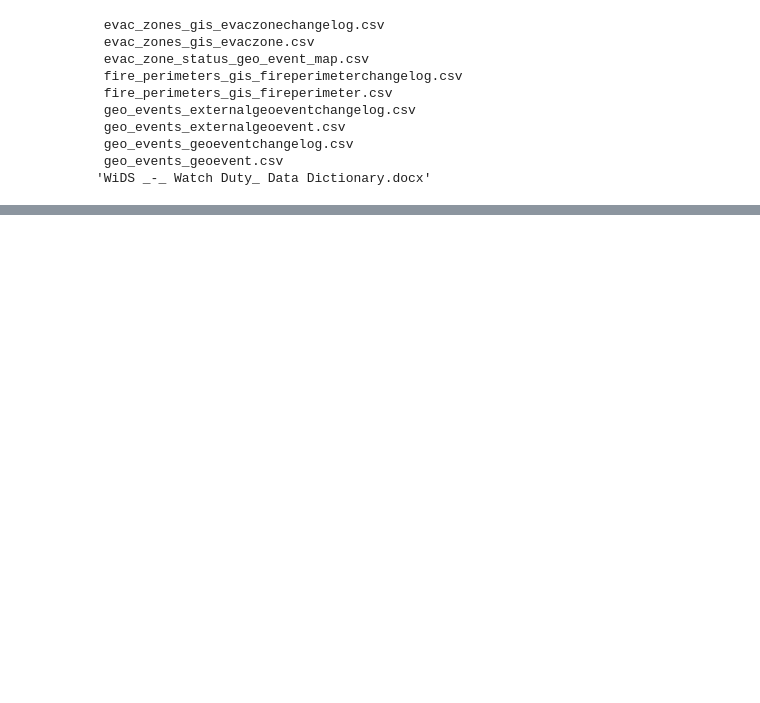
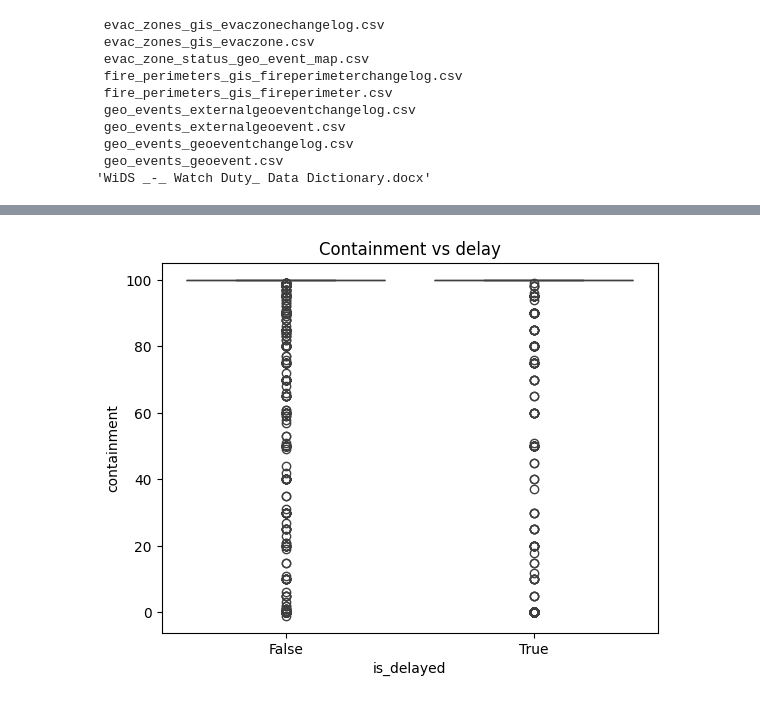
Before and after one commit to ruximarian/wids-datathon-university-template, a Jupyter notebook: notebook.ipynb, the cells around one changed output, grey strips where cells are left out. Saved outputs shown, nothing was run; the diff lists cells and outputs as text; code cells hidden in the pictures; blank space fills up the shorter version.

```diff
--- a/notebook.ipynb
+++ b/notebook.ipynb
@@ -539,0 +206,6 @@ dtype: int64
+# %%
+sns.boxplot(x="is_delayed", y="containment", data=geo)
+plt.title("Containment vs delay")
+plt.show()
+# %% [output]
+[figure, added]
```
Also changed, not shown: parts of 71 cells of this notebook.
